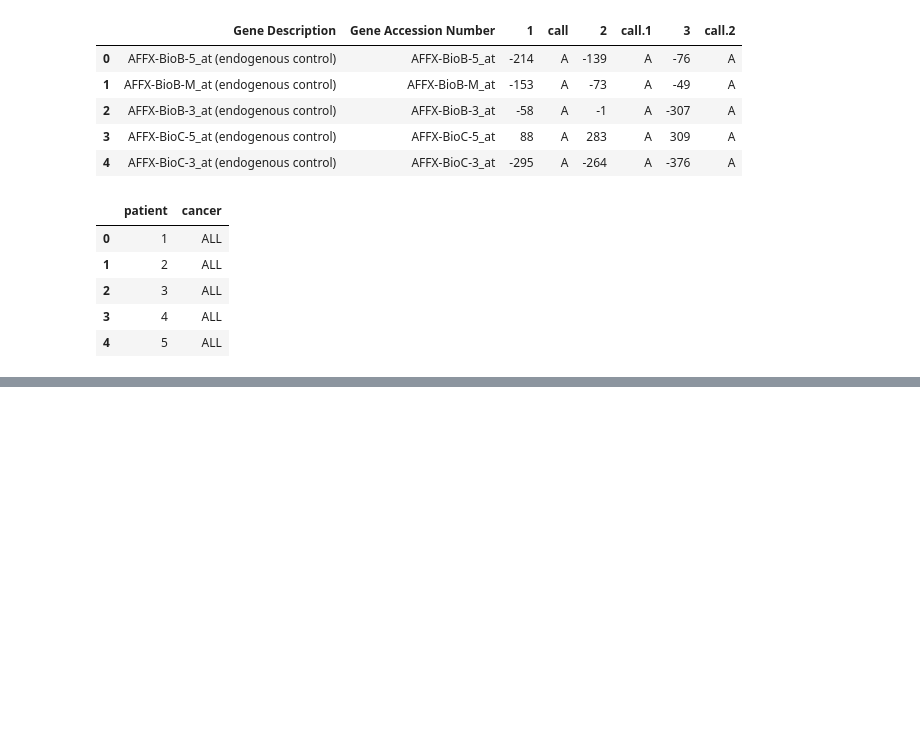
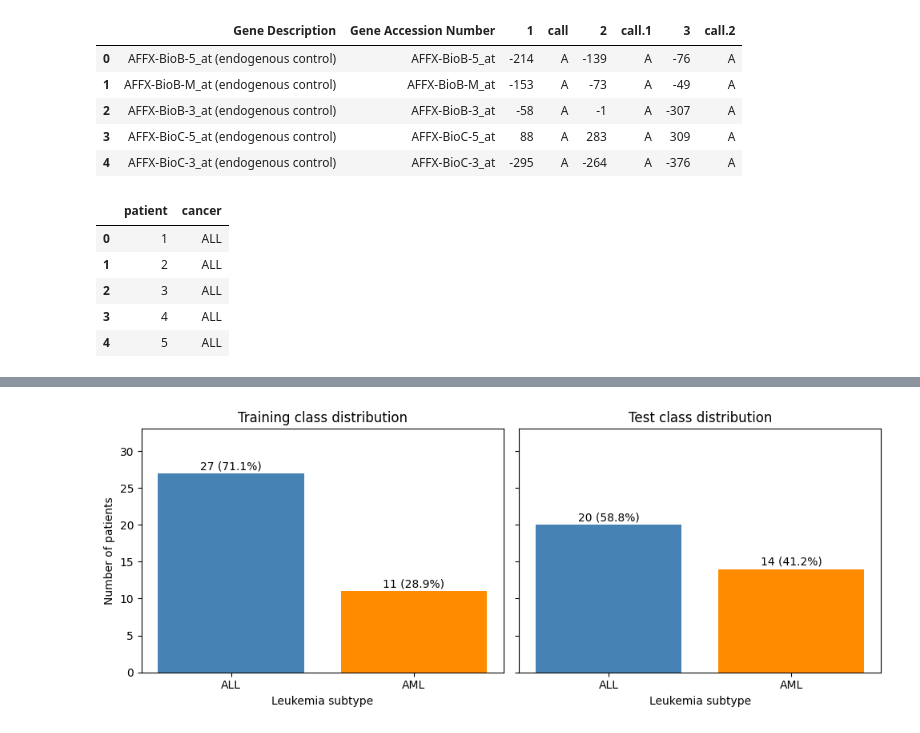
Before and after one commit to feyzatesoglu/all-aml-gene-expression-classification, a Jupyter notebook: notebooks/01_data_exploration.ipynb, the cells around one changed output, grey strips where cells are left out. Cells and saved outputs as stored; diff of their text form; code cells hidden in the pictures; blank space fills up the shorter version.

```diff
--- a/notebooks/01_data_exploration.ipynb
+++ b/notebooks/01_data_exploration.ipynb
@@ -80,0 +313,38 @@ Etiket tablosu: (72, 2)
+# %%
+class_counts = pd.DataFrame({
+    "Training": y_train.value_counts().reindex([0, 1], fill_value=0),
+    "Test": y_test.value_counts().reindex([0, 1], fill_value=0)
+})
+
+class_counts.index = ["ALL", "AML"]
+
+fig, axes = plt.subplots(1, 2, figsize=(10, 4), sharey=True)
+
+for ax, dataset in zip(axes, ["Training", "Test"]):
+    counts = class_counts[dataset]
+    percentages = counts / counts.sum() * 100
+
+    bars = ax.bar(
+        counts.index,
+        counts.values,
+        color=["steelblue", "darkorange"]
+    )
+
+    for bar, count, percentage in zip(bars, counts, percentages):
+        ax.text(
+            bar.get_x() + bar.get_width() / 2,
+            bar.get_height() + 0.5,
+            f"{count} ({percentage:.1f}%)",
+            ha="center"
+        )
+
+    ax.set_title(f"{dataset} class distribution")
+    ax.set_xlabel("Leukemia subtype")
+    ax.set_ylim(0, class_counts.to_numpy().max() + 6)
+
+axes[0].set_ylabel("Number of patients")
+
+plt.tight_layout()
+plt.show()
+# %% [output]
+[figure, added]
```
Also changed, not shown: parts of 9 cells of this notebook.
